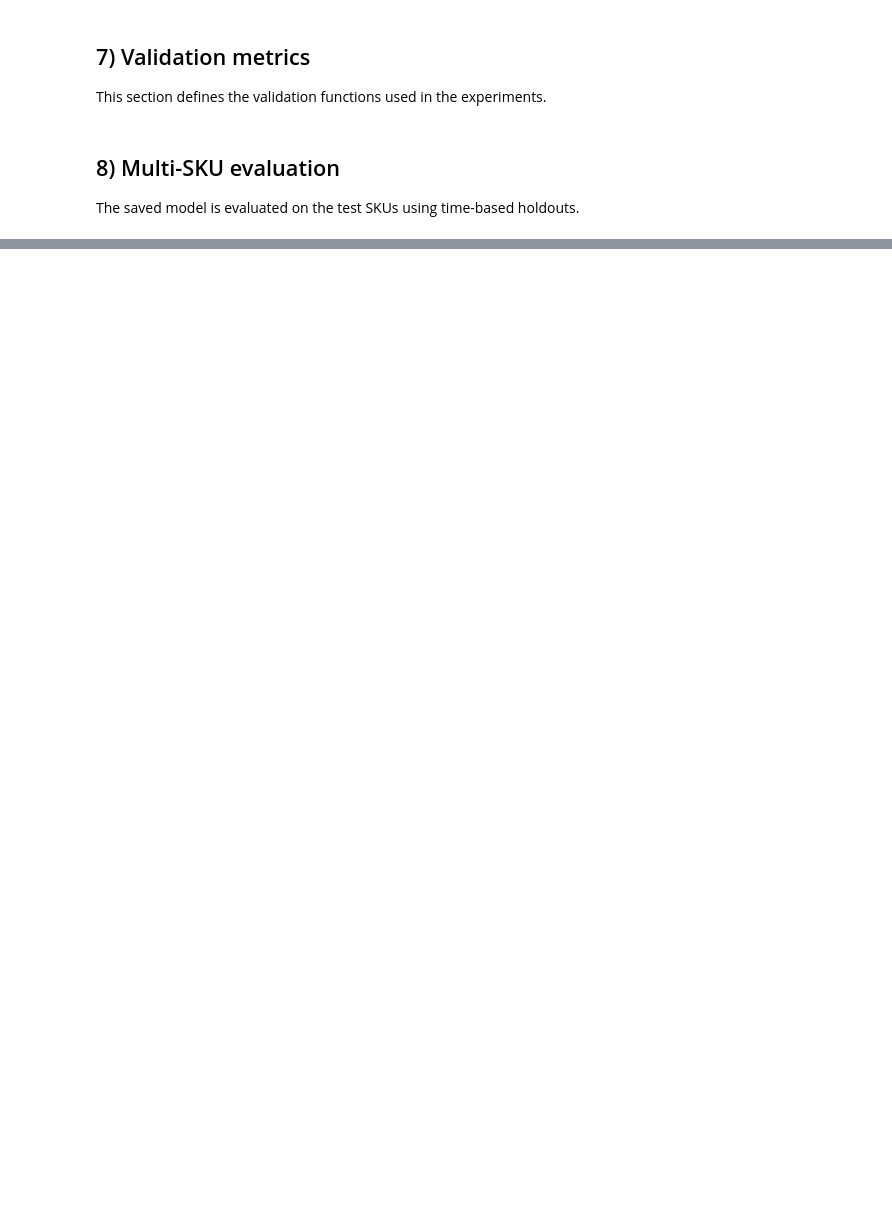
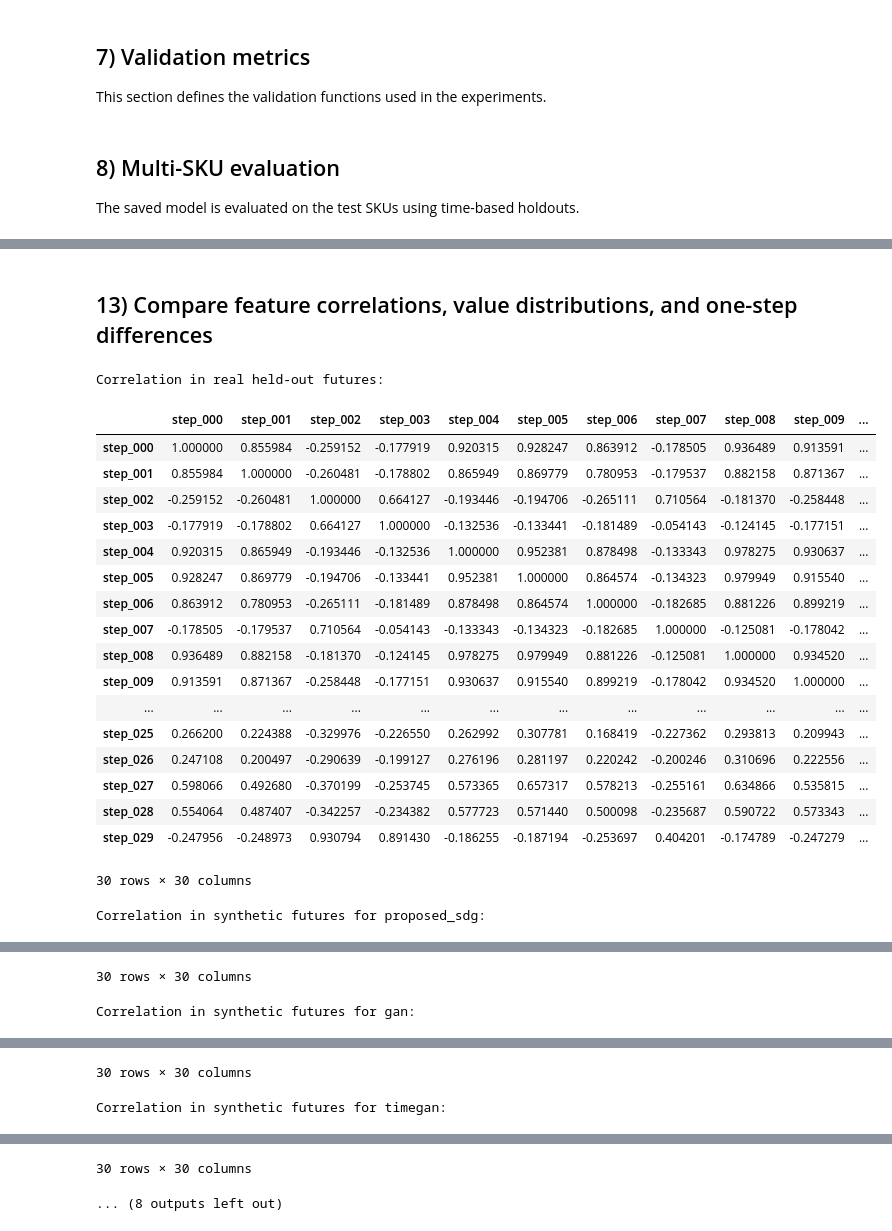
Before and after one commit to alexgrigoras/dif-pi, a Jupyter notebook: sdg-validation.ipynb, the cells around one changed output, grey strips where cells are left out. Drawn from its saved outputs; the diff is of its cells as text; code cells hidden in the pictures; blank space fills up the shorter version.

```diff
--- a/sdg-validation.ipynb
+++ b/sdg-validation.ipynb
@@ -670,0 +828,68 @@ Evaluated test SKUs: 20
+# %% [markdown]
+## 13) Compare feature correlations, value distributions, and one-step differences
+# %%
+if RUN_BENCHMARK_COMPARISON and benchmark_results:
+    real_reference = None
+    for payload in benchmark_results.values():
+        if payload["real_arr"].size:
+            real_reference = payload["real_arr"]
+            break
+
+    if real_reference is not None:
+        real_df_features = windows_to_feature_dataframe(real_reference, prefix="step")
+        print("Correlation in real held-out futures:")
+        display(real_df_features.corr())
+
+        for name, payload in benchmark_results.items():
+            syn_df_features = windows_to_feature_dataframe(payload["syn_arr"], prefix="step")
+            print(f"Correlation in synthetic futures for {name}:")
+            display(syn_df_features.corr())
+
+        plt.figure(figsize=(14, 8))
+        hist_values = [real_reference.ravel()]
+        hist_labels = ["real"]
+        for name, payload in benchmark_results.items():
+            hist_values.append(payload["syn_arr"].ravel())
+            hist_labels.append(name)
+        plt.hist(hist_values, label=hist_labels, bins=20, density=True)
+        plt.legend()
+        plt.xlabel("Demand")
+        plt.ylabel("Density")
+        plt.title("Distribution of held-out real futures vs synthetic futures")
+        plt.show()
+
+        plt.figure(figsize=(14, 8))
+        diff_values = [np.diff(real_reference, axis=1).ravel()]
+        diff_labels = ["real diff"]
+        for name, payload in benchmark_results.items():
+            diff_values.append(np.diff(payload["syn_arr"], axis=1).ravel())
+            diff_labels.append(f"{name} diff")
+        plt.hist(diff_values, label=diff_labels, bins=20, density=True, alpha=0.75)
+        plt.legend()
+        plt.xlabel("One-step demand difference")
+        plt.ylabel("Density")
+        plt.title("Distribution of 1-step differences")
+        plt.show()
+    else:
+        print("No benchmark windows available.")
+# %% [output]
+Correlation in real held-out futures:
+|  | step_000 | step_001 | step_002 | step_003 | step_004 | step_005 | step_006 | step_007 | step_008 | step_009 | ... |
+| step_000 | 1.000000 | 0.855984 | -0.259152 | -0.177919 | 0.920315 | 0.928247 | 0.863912 | -0.178505 | 0.936489 | 0.913591 | ... |
+| step_001 | 0.855984 | 1.000000 | -0.260481 | -0.178802 | 0.865949 | 0.869779 | 0.780953 | -0.179537 | 0.882158 | 0.871367 | ... |
+| step_002 | -0.259152 | -0.260481 | 1.000000 | 0.664127 | -0.193446 | -0.194706 | -0.265111 | 0.710564 | -0.181370 | -0.258448 | ... |
+| step_003 | -0.177919 | -0.178802 | 0.664127 | 1.000000 | -0.132536 | -0.133441 | -0.181489 | -0.054143 | -0.124145 | -0.177151 | ... |
+| step_004 | 0.920315 | 0.865949 | -0.193446 | -0.132536 | 1.000000 | 0.952381 | 0.878498 | -0.133343 | 0.978275 | 0.930637 | ... |
+| step_005 | 0.928247 | 0.869779 | -0.194706 | -0.133441 | 0.952381 | 1.000000 | 0.864574 | -0.134323 | 0.979949 | 0.915540 | ... |
+| step_006 | 0.863912 | 0.780953 | -0.265111 | -0.181489 | 0.878498 | 0.864574 | 1.000000 | -0.182685 | 0.881226 | 0.899219 | ... |
+| step_007 | -0.178505 | -0.179537 | 0.710564 | -0.054143 | -0.133343 | -0.134323 | -0.182685 | 1.000000 | -0.125081 | -0.178042 | ... |
+| step_008 | 0.936489 | 0.882158 | -0.181370 | -0.124145 | 0.978275 | 0.979949 | 0.881226 | -0.125081 | 1.000000 | 0.934520 | ... |
+| step_009 | 0.913591 | 0.871367 | -0.258448 | -0.177151 | 0.930637 | 0.915540 | 0.899219 | -0.178042 | 0.934520 | 1.000000 | ... |
+| ... | ... | ... | ... | ... | ... | ... | ... | ... | ... | ... | ... |
+| step_025 | 0.266200 | 0.224388 | -0.329976 | -0.226550 | 0.262992 | 0.307781 | 0.168419 | -0.227362 | 0.293813 | 0.209943 | ... |
+| step_026 | 0.247108 | 0.200497 | -0.290639 | -0.199127 | 0.276196 | 0.281197 | 0.220242 | -0.200246 | 0.310696 | 0.222556 | ... |
+| step_027 | 0.598066 | 0.492680 | -0.370199 | -0.253745 | 0.573365 | 0.657317 | 0.578213 | -0.255161 | 0.634866 | 0.535815 | ... |
+| step_028 | 0.554064 | 0.487407 | -0.342257 | -0.234382 | 0.577723 | 0.571440 | 0.500098 | -0.235687 | 0.590722 | 0.573343 | ... |
+| step_029 | -0.247956 | -0.248973 | 0.930794 | 0.891430 | -0.186255 | -0.187194 | -0.253697 | 0.404201 | -0.174789 | -0.247279 | ... |
+30 rows × 30 columns
+Correlation in synthetic futures for proposed_sdg:
@@ -670,0 +913,2 @@ Evaluated test SKUs: 20
+30 rows × 30 columns
+Correlation in synthetic futures for gan:
@@ -670,0 +932,2 @@ Evaluated test SKUs: 20
+30 rows × 30 columns
+Correlation in synthetic futures for timegan:
@@ -670,0 +951,2 @@ Evaluated test SKUs: 20
+30 rows × 30 columns
+... (8 outputs left out)
```
Also changed, not shown: parts of 31 cells of this notebook, 8 other files.
